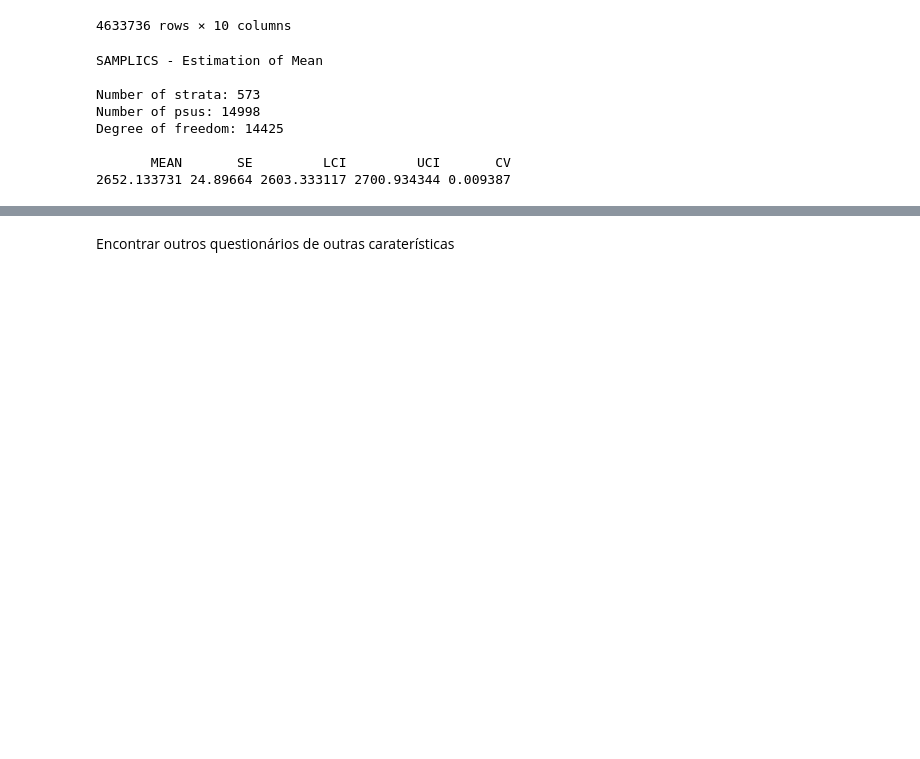
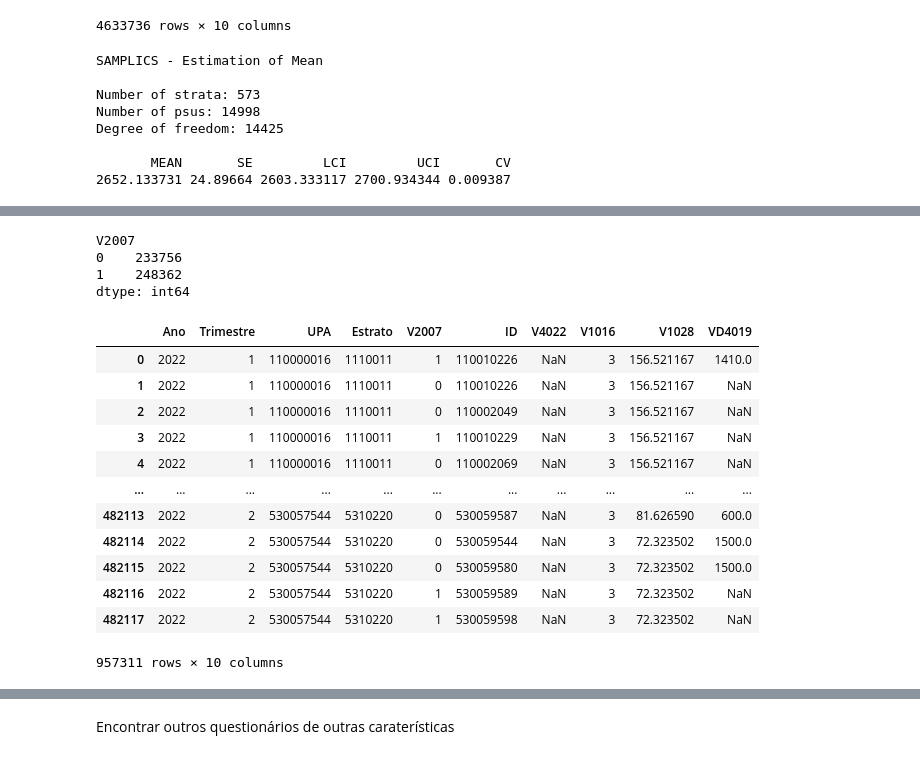
Before and after one commit to msbrasil/Mercado-de-Trabalho-Remoto, a Jupyter notebook: análise V4022.ipynb, the cells around one changed output, grey strips where cells are left out. Drawn from its saved outputs; the diff is of its cells as text; code cells hidden in the pictures; blank space fills up the shorter version.

```diff
--- a/análise V4022.ipynb
+++ b/análise V4022.ipynb
@@ -257,0 +343,23 @@ Degree of freedom: 14425
+# %%
+pnadc_completa[(pnadc_completa['Ano']==2022)&(pnadc_completa['Trimestre']==2)].groupby('V2007').size()
+# %% [output]
+V2007
+0    233756
+1    248362
+dtype: int64
+# %%
+pnadc_completa[pnadc_completa['Ano']==2022]
+# %% [output]
+|  | Ano | Trimestre | UPA | Estrato | V2007 | ID | V4022 | V1016 | V1028 | VD4019 |
+| 0 | 2022 | 1 | 110000016 | 1110011 | 1 | 110010226 | NaN | 3 | 156.521167 | 1410.0 |
+| 1 | 2022 | 1 | 110000016 | 1110011 | 0 | 110010226 | NaN | 3 | 156.521167 | NaN |
+| 2 | 2022 | 1 | 110000016 | 1110011 | 0 | 110002049 | NaN | 3 | 156.521167 | NaN |
+| 3 | 2022 | 1 | 110000016 | 1110011 | 1 | 110010229 | NaN | 3 | 156.521167 | NaN |
+| 4 | 2022 | 1 | 110000016 | 1110011 | 0 | 110002069 | NaN | 3 | 156.521167 | NaN |
+| ... | ... | ... | ... | ... | ... | ... | ... | ... | ... | ... |
+| 482113 | 2022 | 2 | 530057544 | 5310220 | 0 | 530059587 | NaN | 3 | 81.626590 | 600.0 |
+| 482114 | 2022 | 2 | 530057544 | 5310220 | 0 | 530059544 | NaN | 3 | 72.323502 | 1500.0 |
+| 482115 | 2022 | 2 | 530057544 | 5310220 | 0 | 530059580 | NaN | 3 | 72.323502 | 1500.0 |
+| 482116 | 2022 | 2 | 530057544 | 5310220 | 1 | 530059589 | NaN | 3 | 72.323502 | NaN |
+| 482117 | 2022 | 2 | 530057544 | 5310220 | 1 | 530059598 | NaN | 3 | 72.323502 | NaN |
+957311 rows × 10 columns
```
Also changed, not shown: parts of 10 cells of this notebook, 1 other file.
